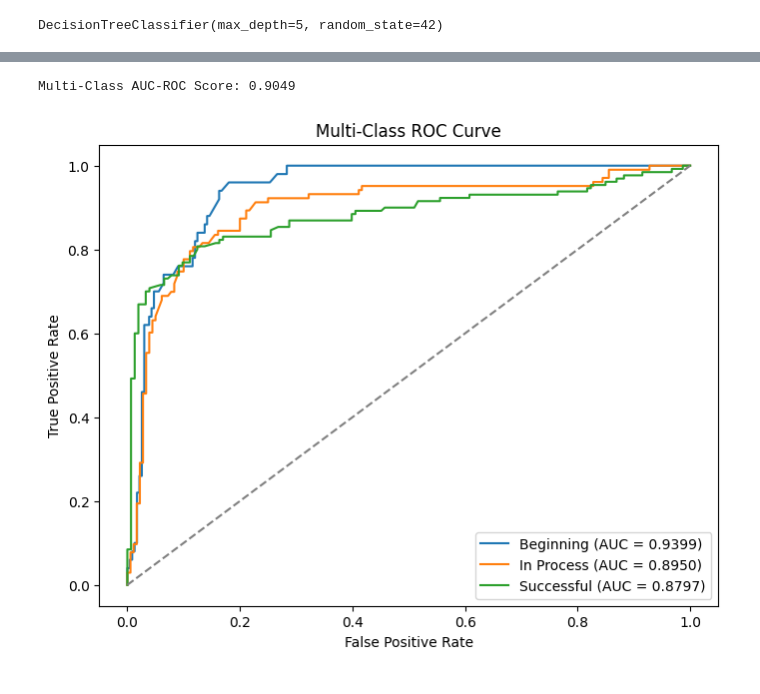
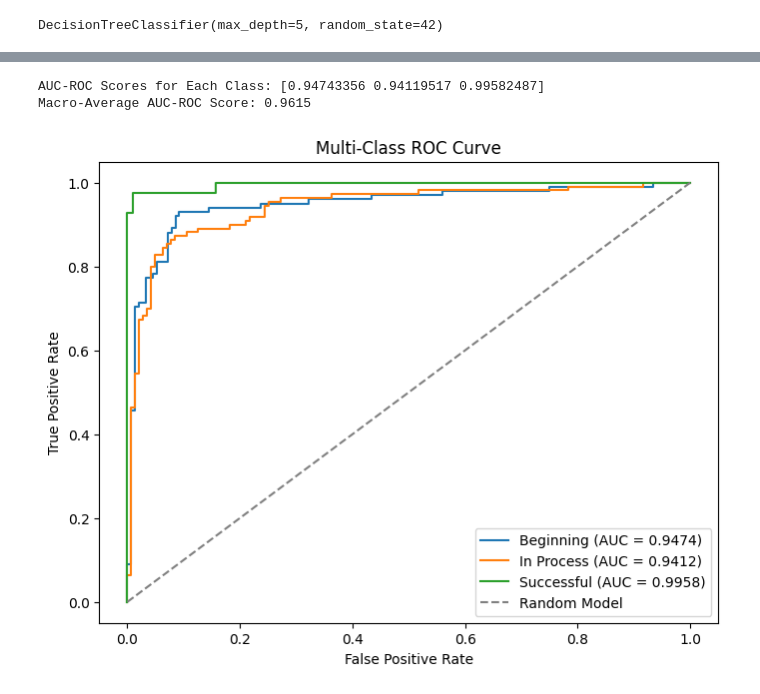
Before and after one commit to Raxcsu/breit-project, a Jupyter notebook: notebook/main_pdl.ipynb, the cells around one changed output, grey strips where cells are left out. Cells and saved outputs as stored; diff of their text form; code cells hidden in the pictures.

Commit message:
model PDL and QM ready

```diff
--- a/notebook/main_pdl.ipynb
+++ b/notebook/main_pdl.ipynb
@@ -483,7 +459,7 @@ df_filled = complete_participant_evaluations(merged_df, habilidad_cols)
 # %% [markdown]
 ## Lead en Target
 # %%
-df_filled['nivel_de_logro_futuro'] = df_filled.groupby(['id_participante', 'codigomodular_ie'])['nivel_de_logro'].shift(-1)
+df_filled['nivel_de_logro_futuro'] = df_filled.groupby(['id_part_grado'])['nivel_de_logro_aca'].shift(-1)
 # %%
 df_filled.head()
 # %% [output]
@@ -504,3 +476,0 @@ df['nivel_de_logro'] = df['nivel_de_logro'].map(nivel_mapping).astype('Int64')
-# %%
-nivel_mapping = {'Satisfactorio': 2, 'En proceso': 1, 'En inicio': 0}
-df['nivel_de_logro_futuro'] = df['nivel_de_logro_futuro'].map(nivel_mapping).astype('Int64')
@@ -672,9 +674,9 @@ Test Size: 283
 # %%
 # Define features (X) and target (y)
-X_train = train_df.drop(columns=['periodo', 'nivel_de_logro', 'nivel_de_logro_futuro', 'codigomodular_ie', 'id_participante'])
+X_train = train_df.drop(columns=['periodo', 'participante', 'nivel_de_logro_aca', 'nivel_de_logro_futuro', 'id_part_grado'])
 y_train = train_df['nivel_de_logro_futuro']
 
-X_test = test_df.drop(columns=['periodo', 'nivel_de_logro', 'nivel_de_logro_futuro', 'codigomodular_ie', 'id_participante'])
+X_test = test_df.drop(columns=['periodo', 'participante', 'nivel_de_logro_aca', 'nivel_de_logro_futuro', 'id_part_grado'])
 y_test = test_df['nivel_de_logro_futuro']
 # %%
 from sklearn.tree import DecisionTreeClassifier
@@ -806,44 +827,63 @@ from sklearn.preprocessing import label_binarize
 from sklearn.metrics import roc_auc_score, roc_curve
 import matplotlib.pyplot as plt
 
-# Define the unique class labels
-classes = [0, 1, 2]  # Adjust based on your actual class labels
+# Re-map y_test to start from 0 (required for label_binarize)
+y_test_remapped = y_test - 1
+
+# Define the unique class labels (after re-mapping)
+classes = [0, 1, 2]
 
 # Convert multi-class labels into binary format (One-vs-Rest)
-y_test_binarized = label_binarize(y_test, classes=classes)
+y_test_binarized = label_binarize(y_test_remapped, classes=classes)
 
 # Get predicted probabilities for all classes
 y_probs_multi = xgb_model.predict_proba(X_test)  # Shape (n_samples, n_classes)
 
 # Compute AUC for each class
-auc_scores = roc_auc_score(y_test_binarized, y_probs_multi, average="macro", multi_class="ovr")
-print(f"Multi-Class AUC-ROC Score: {auc_scores:.4f}")
+auc_scores = roc_auc_score(y_test_binarized, y_probs_multi, average=None, multi_class="ovr")
+print(f"AUC-ROC Scores for Each Class: {auc_scores}")
+
+# Compute macro-average AUC-ROC score
+macro_auc = roc_auc_score(y_test_binarized, y_probs_multi, average="macro", multi_class="ovr")
+print(f"Macro-Average AUC-ROC Score: {macro_auc:.4f}")
+
+# Plot ROC curves for each
 # %% [output]
-Multi-Class AUC-ROC Score: 0.9049
+AUC-ROC Scores for Each Class: [0.94743356 0.94119517 0.99582487]
+Macro-Average AUC-ROC Score: 0.9615
 # %%
+from sklearn.metrics import roc_curve, roc_auc_score
+import matplotlib.pyplot as plt
+
 # Define class name mappings
 class_labels = {0: "Beginning", 1: "In Process", 2: "Successful"}
 
 # Compute ROC curve for each class
 plt.figure(figsize=(8, 6))
 
-for i, class_label in enumerate(classes):
+for i, class_label in class_labels.items():
+    # Compute ROC curve and AUC for the current class
     fpr, tpr, _ = roc_curve(y_test_binarized[:, i], y_probs_multi[:, i])
     auc_score = roc_auc_score(y_test_binarized[:, i], y_probs_multi[:, i])
 
     # Use mapped class names in the legend
-    plt.plot(fpr, tpr, label=f'{class_labels[class_label]} (AUC = {auc_score:.4f})')
+    plt.plot(fpr, tpr, label=f'{class_label} (AUC = {auc_score:.4f})')
 
 # Plot diagonal line (random model)
-plt.plot([0, 1], [0, 1], linestyle='--', color='gray')
+plt.plot([0, 1], [0, 1], linestyle='--', color='gray', label='Random Model')
 
+# Add labels and title
 plt.xlabel('False Positive Rate')
 plt.ylabel('True Positive Rate')
 plt.title('Multi-Class ROC Curve')
-plt.legend()
+
+# Add legend
+plt.legend(loc='lower right')
+
+# Show the plot
 plt.show()
 # %% [output]
-[figure, old version]
+[figure, new version]
 # %%
 translation_dict = {
     'Autoconcepto': 'Self-concept',
```
Also changed, not shown: parts of 48 cells of this notebook, 2 other files.
